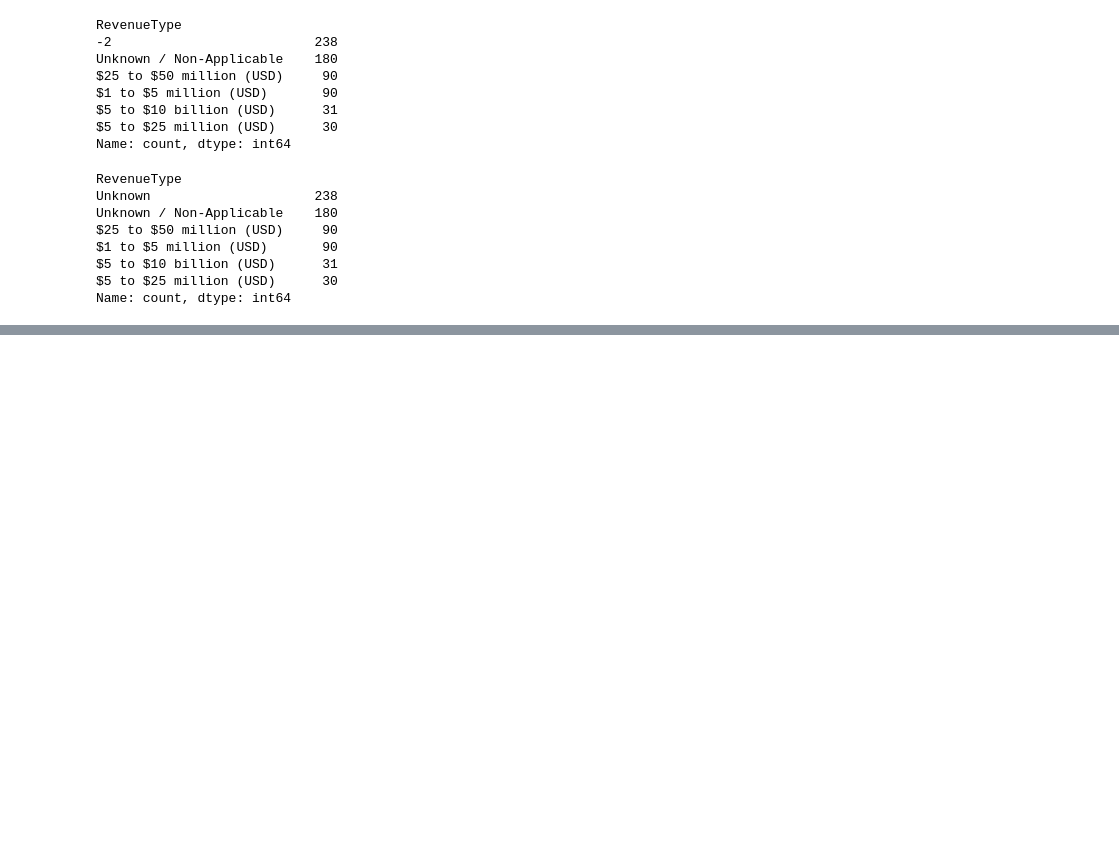
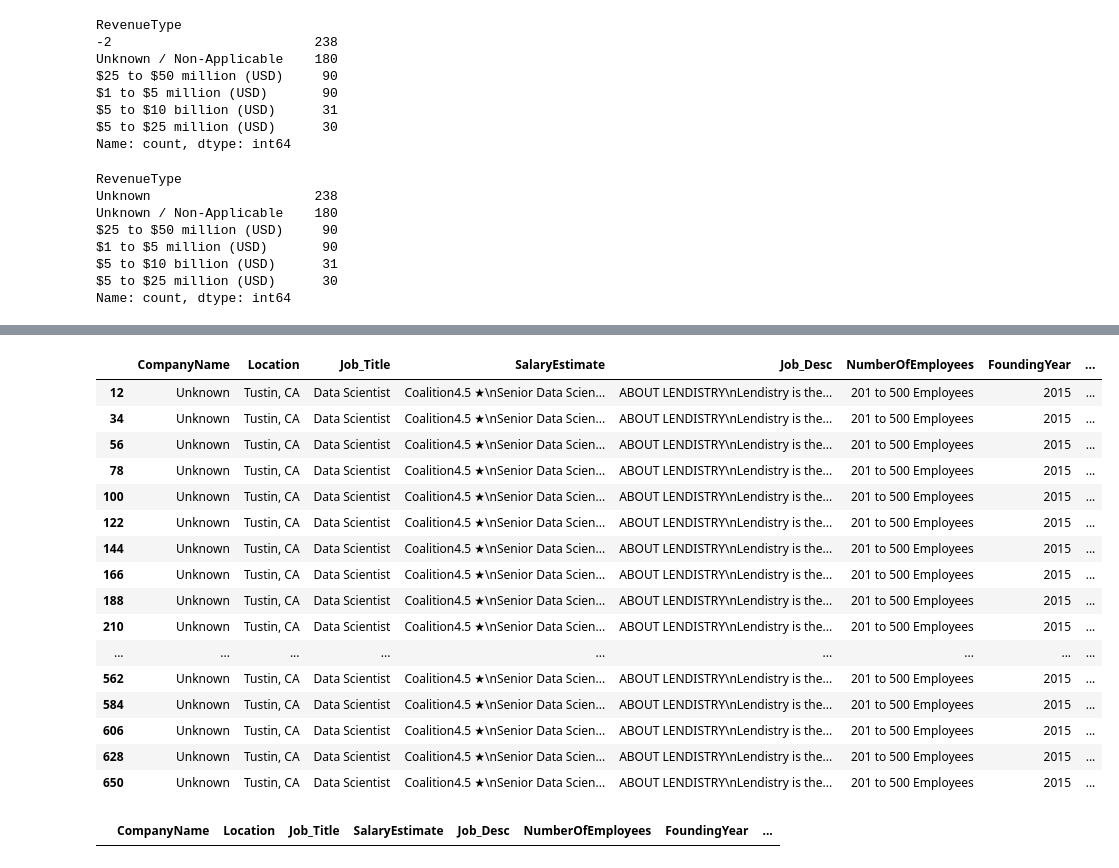
Before and after one commit to mosemb/DSalary, a Jupyter notebook: Eda.ipynb, the cells around one changed output, grey strips where cells are left out. Saved outputs shown, nothing was run; the diff lists cells and outputs as text; code cells hidden in the pictures; blank space fills up the shorter version.

```diff
--- a/Eda.ipynb
+++ b/Eda.ipynb
@@ -109,0 +122,2 @@ df.head()
+# %%
+df['Job_Title'] = df['Job_Title'].replace({'Data Scientist 4676':'Data Scientist'})
@@ -109,0 +134,2 @@ df.head()
+# %%
+df['Job_Title'] = df['Job_Title'].replace({'Entry Level Data Science - December 2023 and May 2024 Grads':'Data Scientist'})
@@ -109,0 +145,2 @@ df.head()
+# %%
+df["Job_Desc_len"] = df["Job_Desc"].apply( lambda x: len(x) )
@@ -109,0 +209,20 @@ df.head()
+# %%
+df[df['maxSalary_new'] == 0 ]
+# %% [output]
+|  | CompanyName | Location | Job_Title | SalaryEstimate | Job_Desc | NumberOfEmployees | FoundingYear | ... |
+| 12 | Unknown | Tustin, CA | Data Scientist | Coalition4.5 ★\nSenior Data Scien... | ABOUT LENDISTRY\nLendistry is the... | 201 to 500 Employees | 2015 | ... |
+| 34 | Unknown | Tustin, CA | Data Scientist | Coalition4.5 ★\nSenior Data Scien... | ABOUT LENDISTRY\nLendistry is the... | 201 to 500 Employees | 2015 | ... |
+| 56 | Unknown | Tustin, CA | Data Scientist | Coalition4.5 ★\nSenior Data Scien... | ABOUT LENDISTRY\nLendistry is the... | 201 to 500 Employees | 2015 | ... |
+| 78 | Unknown | Tustin, CA | Data Scientist | Coalition4.5 ★\nSenior Data Scien... | ABOUT LENDISTRY\nLendistry is the... | 201 to 500 Employees | 2015 | ... |
+| 100 | Unknown | Tustin, CA | Data Scientist | Coalition4.5 ★\nSenior Data Scien... | ABOUT LENDISTRY\nLendistry is the... | 201 to 500 Employees | 2015 | ... |
+| 122 | Unknown | Tustin, CA | Data Scientist | Coalition4.5 ★\nSenior Data Scien... | ABOUT LENDISTRY\nLendistry is the... | 201 to 500 Employees | 2015 | ... |
+| 144 | Unknown | Tustin, CA | Data Scientist | Coalition4.5 ★\nSenior Data Scien... | ABOUT LENDISTRY\nLendistry is the... | 201 to 500 Employees | 2015 | ... |
+| 166 | Unknown | Tustin, CA | Data Scientist | Coalition4.5 ★\nSenior Data Scien... | ABOUT LENDISTRY\nLendistry is the... | 201 to 500 Employees | 2015 | ... |
+| 188 | Unknown | Tustin, CA | Data Scientist | Coalition4.5 ★\nSenior Data Scien... | ABOUT LENDISTRY\nLendistry is the... | 201 to 500 Employees | 2015 | ... |
+| 210 | Unknown | Tustin, CA | Data Scientist | Coalition4.5 ★\nSenior Data Scien... | ABOUT LENDISTRY\nLendistry is the... | 201 to 500 Employees | 2015 | ... |
+| ... | ... | ... | ... | ... | ... | ... | ... | ... |
+| 562 | Unknown | Tustin, CA | Data Scientist | Coalition4.5 ★\nSenior Data Scien... | ABOUT LENDISTRY\nLendistry is the... | 201 to 500 Employees | 2015 | ... |
+| 584 | Unknown | Tustin, CA | Data Scientist | Coalition4.5 ★\nSenior Data Scien... | ABOUT LENDISTRY\nLendistry is the... | 201 to 500 Employees | 2015 | ... |
+| 606 | Unknown | Tustin, CA | Data Scientist | Coalition4.5 ★\nSenior Data Scien... | ABOUT LENDISTRY\nLendistry is the... | 201 to 500 Employees | 2015 | ... |
+| 628 | Unknown | Tustin, CA | Data Scientist | Coalition4.5 ★\nSenior Data Scien... | ABOUT LENDISTRY\nLendistry is the... | 201 to 500 Employees | 2015 | ... |
+| 650 | Unknown | Tustin, CA | Data Scientist | Coalition4.5 ★\nSenior Data Scien... | ABOUT LENDISTRY\nLendistry is the... | 201 to 500 Employees | 2015 | ... |
@@ -109,0 +231,4 @@ df.head()
+# %%
+df[df['maxSalary_new'] == 0 ]
+# %% [output]
+|  | CompanyName | Location | Job_Title | SalaryEstimate | Job_Desc | NumberOfEmployees | FoundingYear | ... |
```
Also changed, not shown: parts of 14 cells of this notebook, 1 other file.
